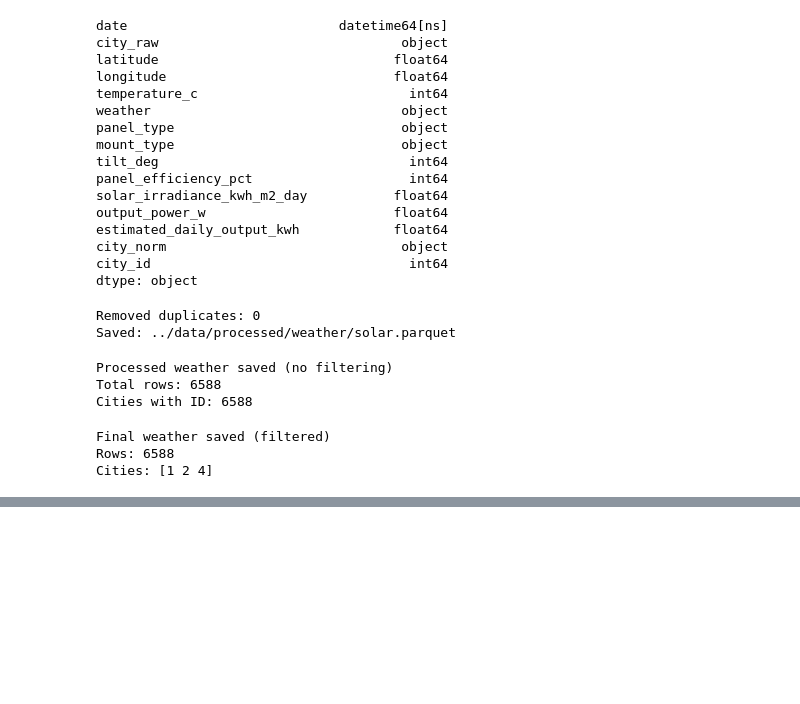
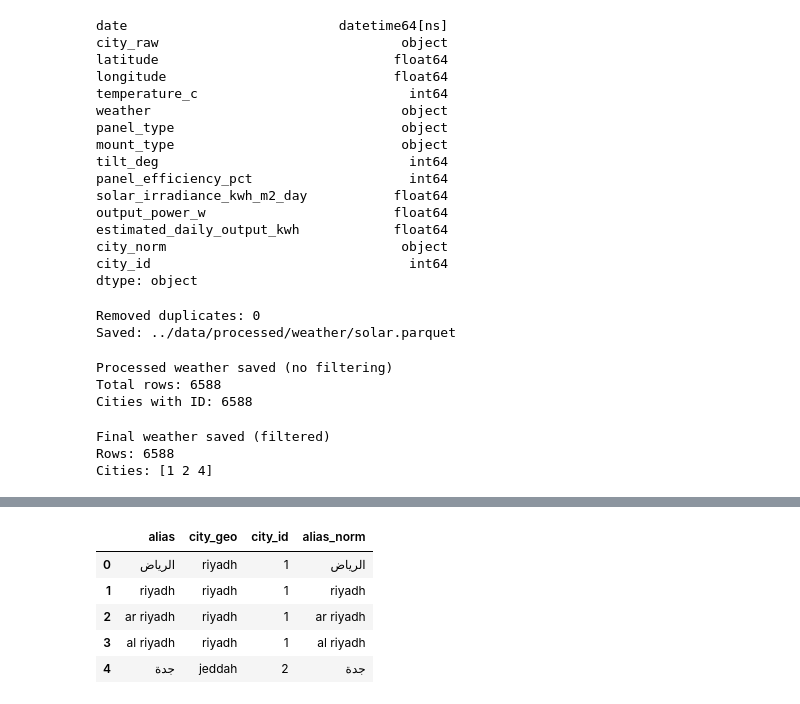
Before and after one commit to MaysAlsalum/DarbakGP, a Jupyter notebook: notebooks/01_exploration.ipynb, the cells around one changed output, grey strips where cells are left out. Drawn from its saved outputs; the diff is of its cells as text; code cells hidden in the pictures; blank space fills up the shorter version.

Commit message:
worked on datasets (historical&xmap)

```diff
--- a/notebooks/01_exploration.ipynb
+++ b/notebooks/01_exploration.ipynb
@@ -695,3 +695,25 @@ print("Cities:", solar_final["city_id"].unique())
 Final weather saved (filtered)
 Rows: 6588
 Cities: [1 2 4]
+# %%
+import pandas as pd
+
+hist = pd.read_csv(
+    "../data/raw/historical_sites/historical site list CSV.csv"
+)
+
+print("Shape:", hist.shape)
+print("\nCOLUMNS:")
+for c in hist.columns:
+    print("-", c)
+
+hist.head()
+
+
+
+hist_clean = hist.rename(columns={
+    "اسم الموقع باللغة العربية": "site_name_ar",
+    "الوصف بالعربي": "description_ar"
+})
+
+hist_clean.head()
@@ -697,0 +732,28 @@ Cities: [1 2 4]
+# %%
+def normalize_text(series):
+    s = series.astype(str)
+
+    s = s.str.replace("\u200f", "", regex=False)
+    s = s.str.replace("\u200e", "", regex=False)
+
+    s = s.str.strip().str.lower()
+    s = s.str.replace(r"\s+", " ", regex=True)
+
+    return s
+
+hist_norm = hist_clean.copy()
+
+hist_norm["site_name_norm"] = normalize_text(hist_norm["site_name_ar"])
+
+hist_norm.head()
+
+city_aliases = pd.read_csv("../data/processed/geo/city_aliases.csv")
+
+city_aliases.head()
+# %% [output]
+|  | alias | city_geo | city_id | alias_norm |
+| 0 | الرياض | riyadh | 1 | الرياض |
+| 1 | riyadh | riyadh | 1 | riyadh |
+| 2 | ar riyadh | riyadh | 1 | ar riyadh |
+| 3 | al riyadh | riyadh | 1 | al riyadh |
+| 4 | جدة | jeddah | 2 | جدة |
```
Also changed, not shown: parts of 5 cells of this notebook, 11 other files.
